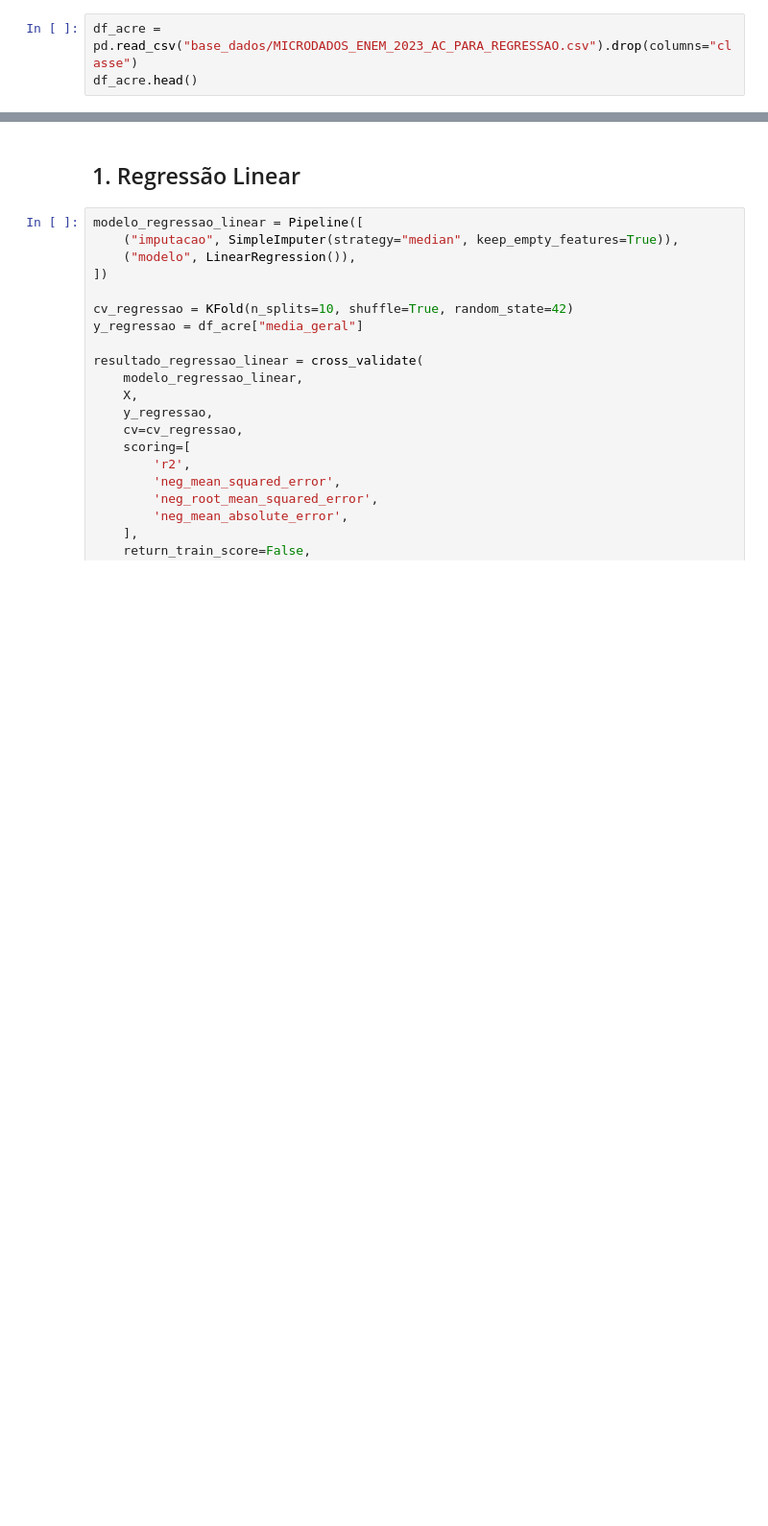
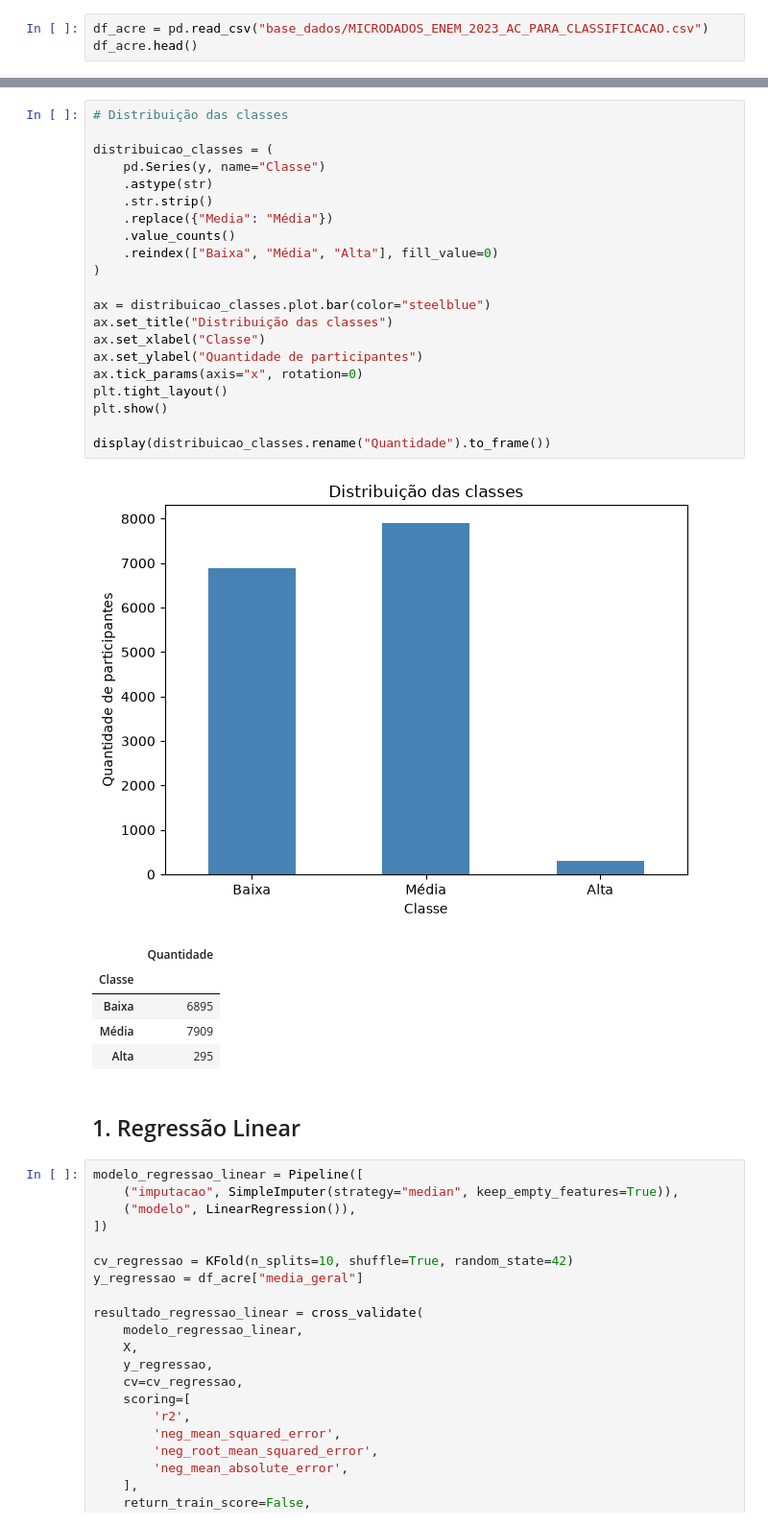
Before and after one commit to mvs105/TESI1-2026.1, a Jupyter notebook: regressao_enem_acre.ipynb, the cells around one changed output, grey strips where cells are left out. Shown at 96% size. Cells and saved outputs as stored; diff of their text form; blank space fills up the shorter version.

```diff
--- a/regressao_enem_acre.ipynb
+++ b/regressao_enem_acre.ipynb
@@ -23,4 +49,4 @@ A base ainda possui valores ausentes. SimpleImputer será incluído no pipeline
 # %%
-df_acre = pd.read_csv("base_dados/MICRODADOS_ENEM_2023_AC_PARA_REGRESSAO.csv").drop(columns="classe")
+df_acre = pd.read_csv("base_dados/MICRODADOS_ENEM_2023_AC_PARA_CLASSIFICACAO.csv")
 df_acre.head()
 # %% [output]
@@ -31,3 +103,31 @@ assert all(pd.api.types.is_numeric_dtype(tipo) for tipo in X.dtypes)
+# %%
+# Distribuição das classes
+
+distribuicao_classes = (
+    pd.Series(y, name="Classe")
+    .astype(str)
+    .str.strip()
+    .replace({"Media": "Média"})
+    .value_counts()
+    .reindex(["Baixa", "Média", "Alta"], fill_value=0)
+)
+
+ax = distribuicao_classes.plot.bar(color="steelblue")
+ax.set_title("Distribuição das classes")
+ax.set_xlabel("Classe")
+ax.set_ylabel("Quantidade de participantes")
+ax.tick_params(axis="x", rotation=0)
+plt.tight_layout()
+plt.show()
+
+display(distribuicao_classes.rename("Quantidade").to_frame())
+# %% [output]
+[figure, added]
+|  | Quantidade |
+| Classe |  |
+| Baixa | 6895 |
+| Média | 7909 |
+| Alta | 295 |
 # %% [markdown]
 ## 1. Regressão Linear
 # %%
```
Also changed, not shown: parts of 9 cells of this notebook.
